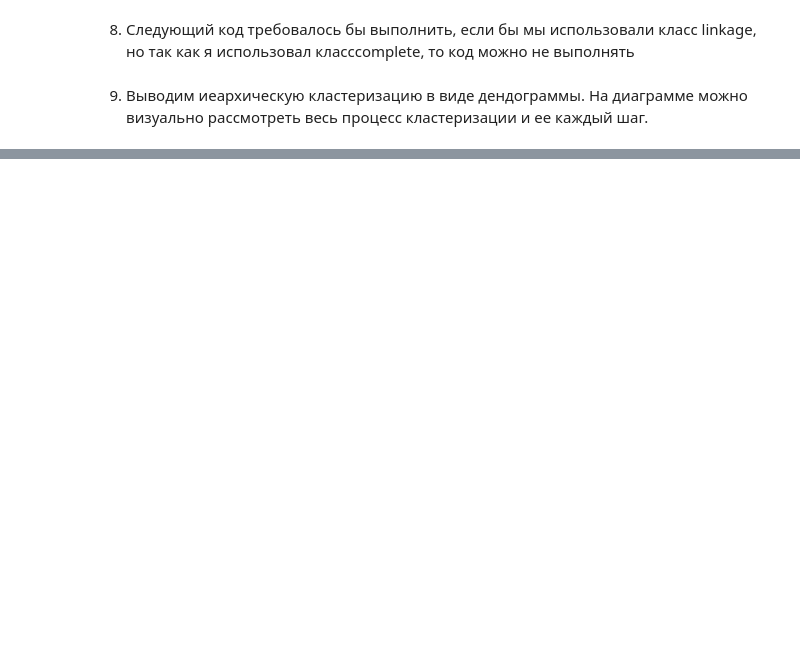
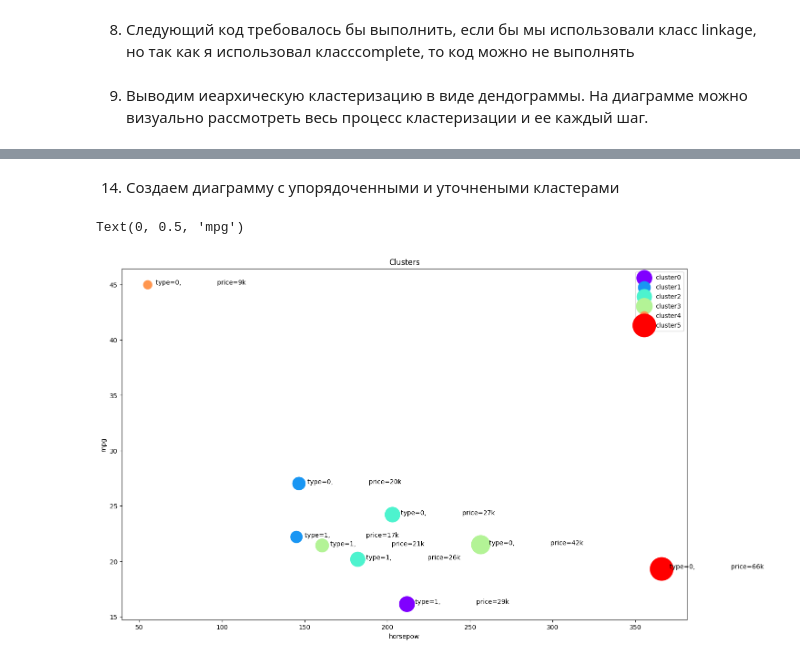
Before and after one commit to Men9UbilaMarka/GoogleColab, a Jupyter notebook: PR10.ipynb, the cells around one changed output, grey strips where cells are left out. Drawn from its saved outputs; the diff is of its cells as text; code cells hidden in the pictures; blank space fills up the shorter version.

```diff
--- a/PR10.ipynb
+++ b/PR10.ipynb
@@ -100,0 +296,3 @@ dendro = hierarchy.dendrogram(Z)
+# %%
+agg_cars = pdf.groupby(['cluster_','type'])[['horsepow','engine_s','mpg','price']].mean()
+agg_cars
@@ -100,0 +311,17 @@ dendro = hierarchy.dendrogram(Z)
+# %% [markdown]
+14. Создаем диаграмму с упорядоченными и уточнеными кластерами
+# %%
+plt.figure(figsize=(16, 10))
+for color, label in zip(colors, cluster_labels):
+    subset = agg_cars.loc[(label,), ]
+    for i in subset.index:
+        plt.text(subset.loc[i][0] + 5, subset.loc[i][2], 'type=' + str(int(i)) + ', \
+                 price=' + str(int(subset.loc[i][3])) + 'k')
+    plt.scatter(subset.horsepow, subset.mpg, s=subset.price * 20, c=color, label='cluster' + str(label))
+plt.legend()
+plt.title('Clusters')
+plt.xlabel('horsepow')
+plt.ylabel('mpg')
+# %% [output]
+Text(0, 0.5, 'mpg')
+[figure, added]
```
Also changed, not shown: parts of 35 cells of this notebook.
